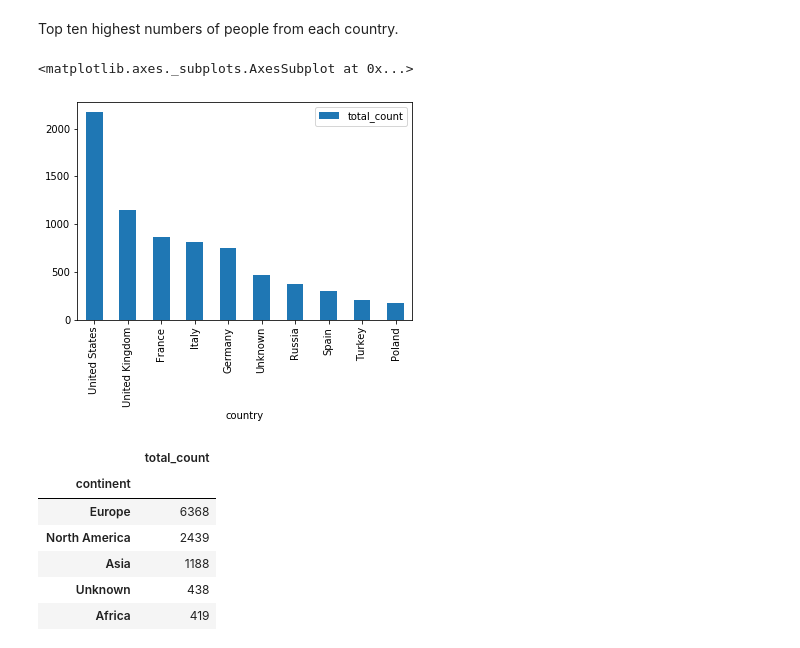
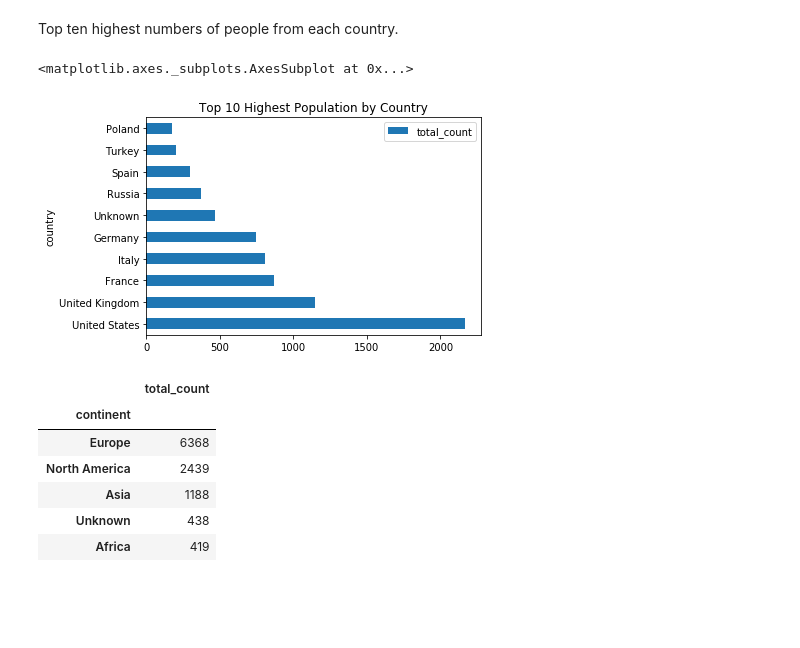
Before and after one commit to tbahng/ist652-final_project, a Jupyter notebook: Final_Project_Report.ipynb, the cells around one changed output. Cells and saved outputs as stored; diff of their text form; code cells hidden in the pictures; blank space fills up the shorter version.

```diff
--- a/Final_Project_Report.ipynb
+++ b/Final_Project_Report.ipynb
@@ -414,10 +417,10 @@ dfTotalTop10ByCountry.sort_values(by = ['total_count'], ascending = False).head(
 # %% [markdown]
 Top ten highest numbers of people from each country.
 # %%
-dfTotalTop10ByCountry.sort_values(by = ['total_count'], ascending = False).head(10).plot.bar()
+dfTotalTop10ByCountry.sort_values(by = ['total_count'], ascending = False).head(10).plot.barh(title="Top 10 Highest Population by Country")
 # %% [output]
 <matplotlib.axes._subplots.AxesSubplot at 0x...>
-[figure, old version]
+[figure, new version]
 # %%
 dfTotalByContinent = pd.DataFrame(dfCleanData.groupby(['continent'])['article_id'].count())
 dfTotalByContinent.rename(columns={'article_id': 'total_count'}, inplace=True)
```
Also changed, not shown: parts of 9 cells of this notebook.
